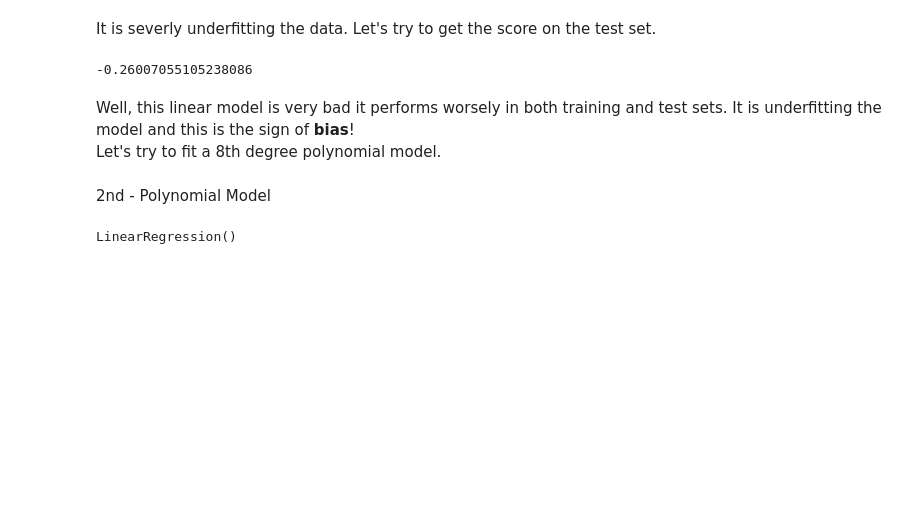
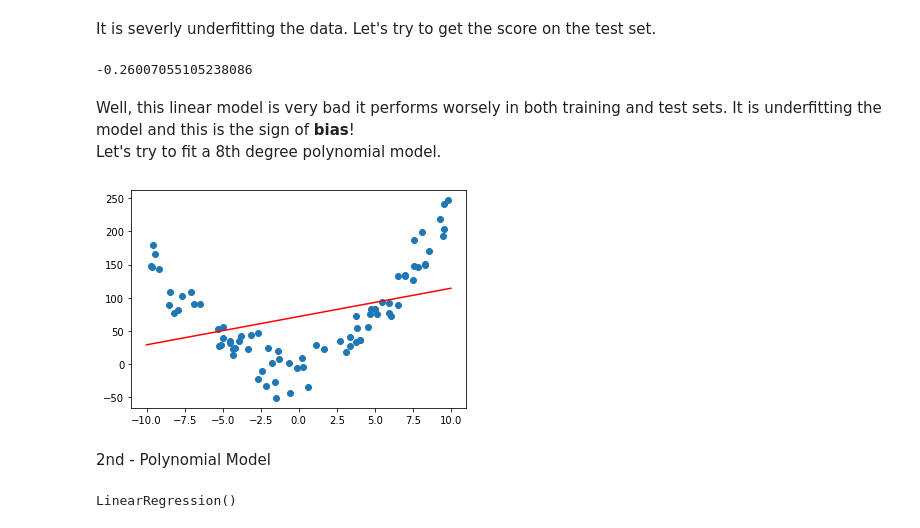
Before and after one commit to Abdesol/the-bias-variance-trade-off, a Jupyter notebook: notes.ipynb, the cells around one changed output. Saved outputs shown, nothing was run; the diff lists cells and outputs as text; code cells hidden in the pictures; blank space fills up the shorter version.

Commit message:
added model ploting

```diff
--- a/notes.ipynb
+++ b/notes.ipynb
@@ -47,6 +47,15 @@ ln_model.score(x_test.reshape(-1, 1), y_test)
 -0.26007055105238086
 # %% [markdown]
 Well, this linear model is very bad it performs worsely in both training and test sets. It is underfitting the model and this is the sign of **bias**!<br> Let's try to fit a 8th degree polynomial model.
+# %%
+x_line = np.linspace(-10, 10, 100)
+y_line = ln_model.predict(x_line.reshape(-1, 1))
+
+plt.plot(x_train, y_train, 'o')
+plt.plot(x_line, y_line, 'r')
+plt.show()
+# %% [output]
+[figure, added]
 # %% [markdown]
 2nd - Polynomial Model
 # %%
```
Also changed, not shown: parts of 1 cell of this notebook.
